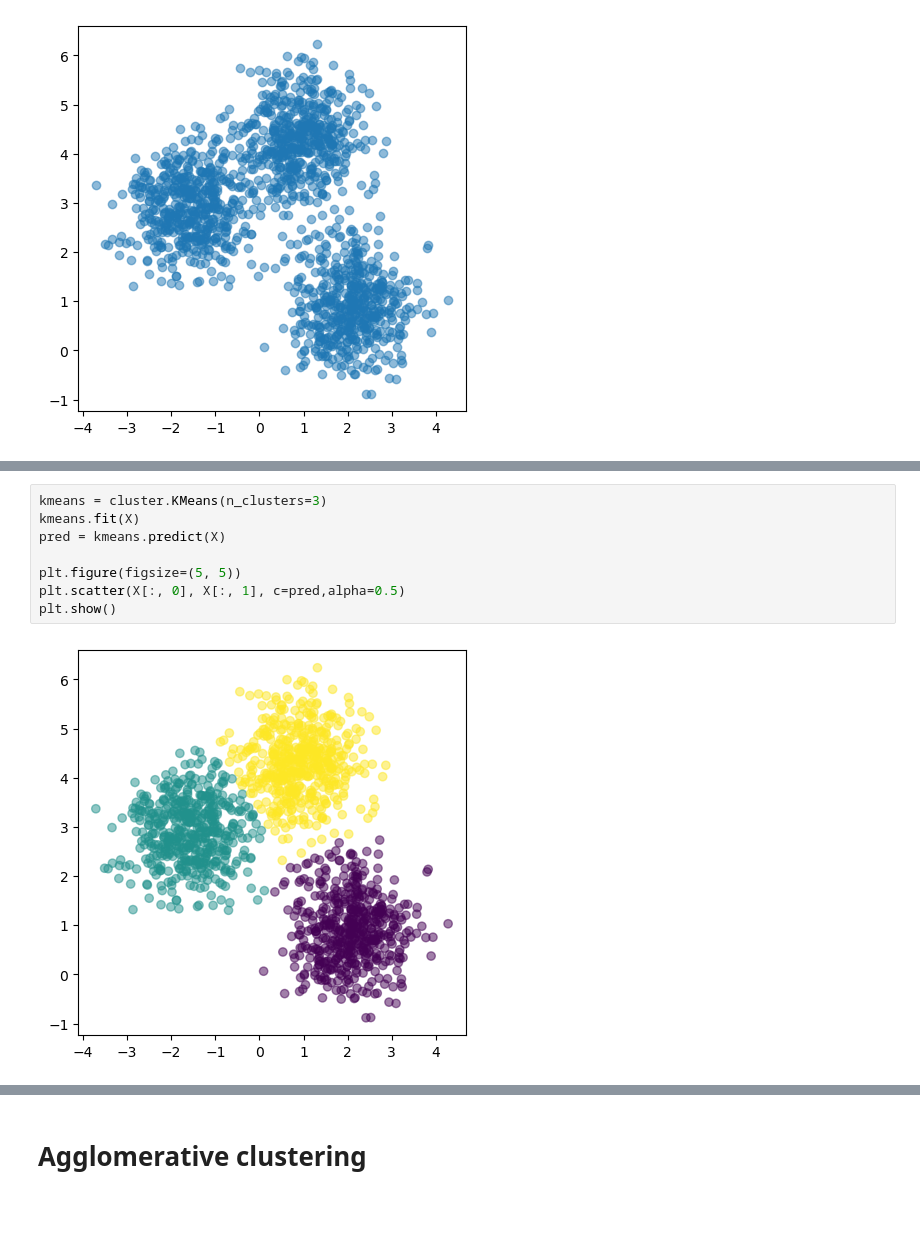
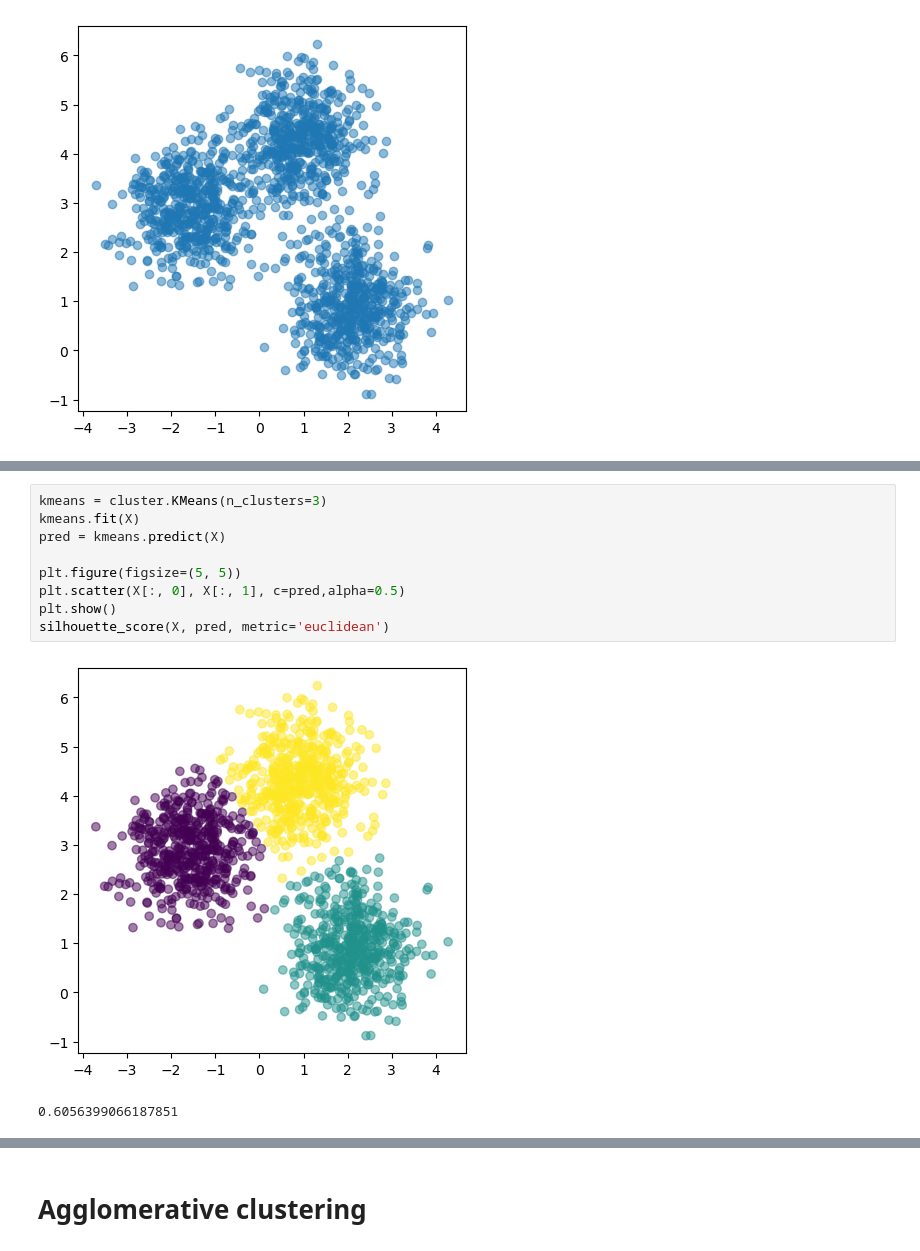
Before and after one commit to RamiSaad93/DA_FT_Extra_Weeks, a Jupyter notebook: Week_10/Day2/10.3_unsupervised_methods.ipynb, the cells around one changed output, grey strips where cells are left out. Saved outputs shown, nothing was run; the diff lists cells and outputs as text; blank space fills up the shorter version.

```diff
--- a/Week_10/Day2/10.3_unsupervised_methods.ipynb
+++ b/Week_10/Day2/10.3_unsupervised_methods.ipynb
@@ -50,13 +52,15 @@ Model 1 Silhouette Score: 0.6056399066187851
 # %%
 kmeans = cluster.KMeans(n_clusters=3)
 kmeans.fit(X)
 pred = kmeans.predict(X)
 
 plt.figure(figsize=(5, 5))
 plt.scatter(X[:, 0], X[:, 1], c=pred,alpha=0.5)
 plt.show()
+silhouette_score(X, pred, metric='euclidean')
 # %% [output]
-[figure, old version]
+[figure, new version]
+0.6056399066187851
 # %%
 kmeans = cluster.KMeans(n_clusters=2)
 kmeans.fit(X)
```
Also changed, not shown: parts of 12 cells of this notebook, 5 other files.
